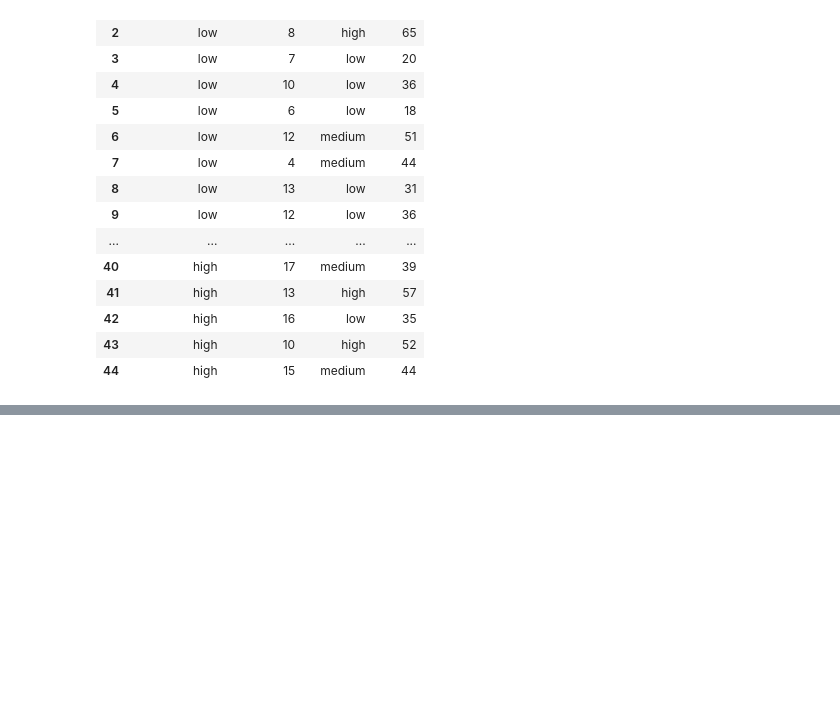
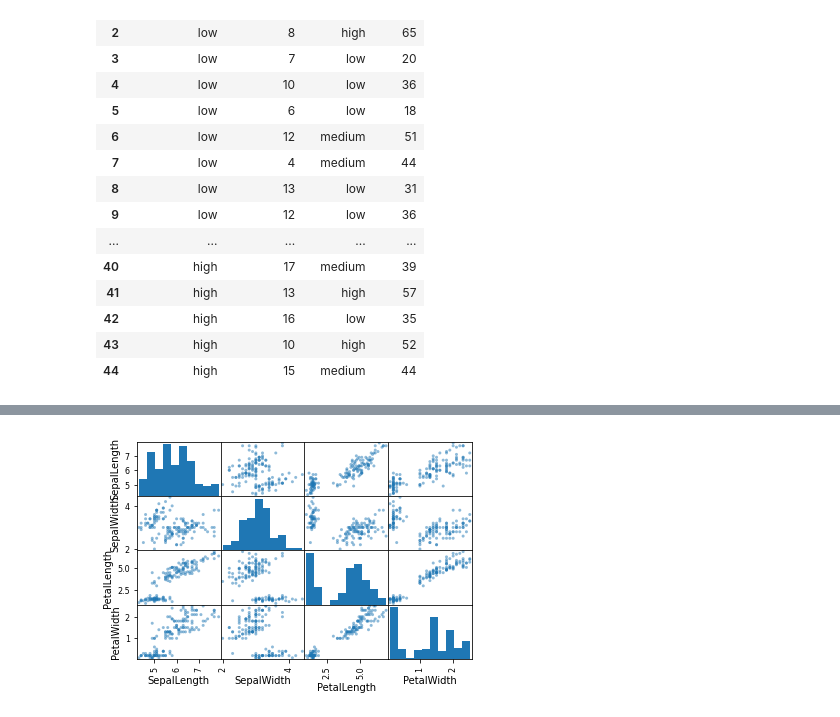
Before and after one commit to thanadolch/data_viz, a Jupyter notebook: pandas102.ipynb, the cells around one changed output, grey strips where cells are left out. Saved outputs shown, nothing was run; the diff lists cells and outputs as text; code cells hidden in the pictures; blank space fills up the shorter version.

```diff
--- a/pandas102.ipynb
+++ b/pandas102.ipynb
@@ -381,0 +417,4 @@ data
+# %%
+pd.plotting.scatter_matrix(df);
+# %% [output]
+[figure, added]
```
Also changed, not shown: parts of 5 cells of this notebook.
